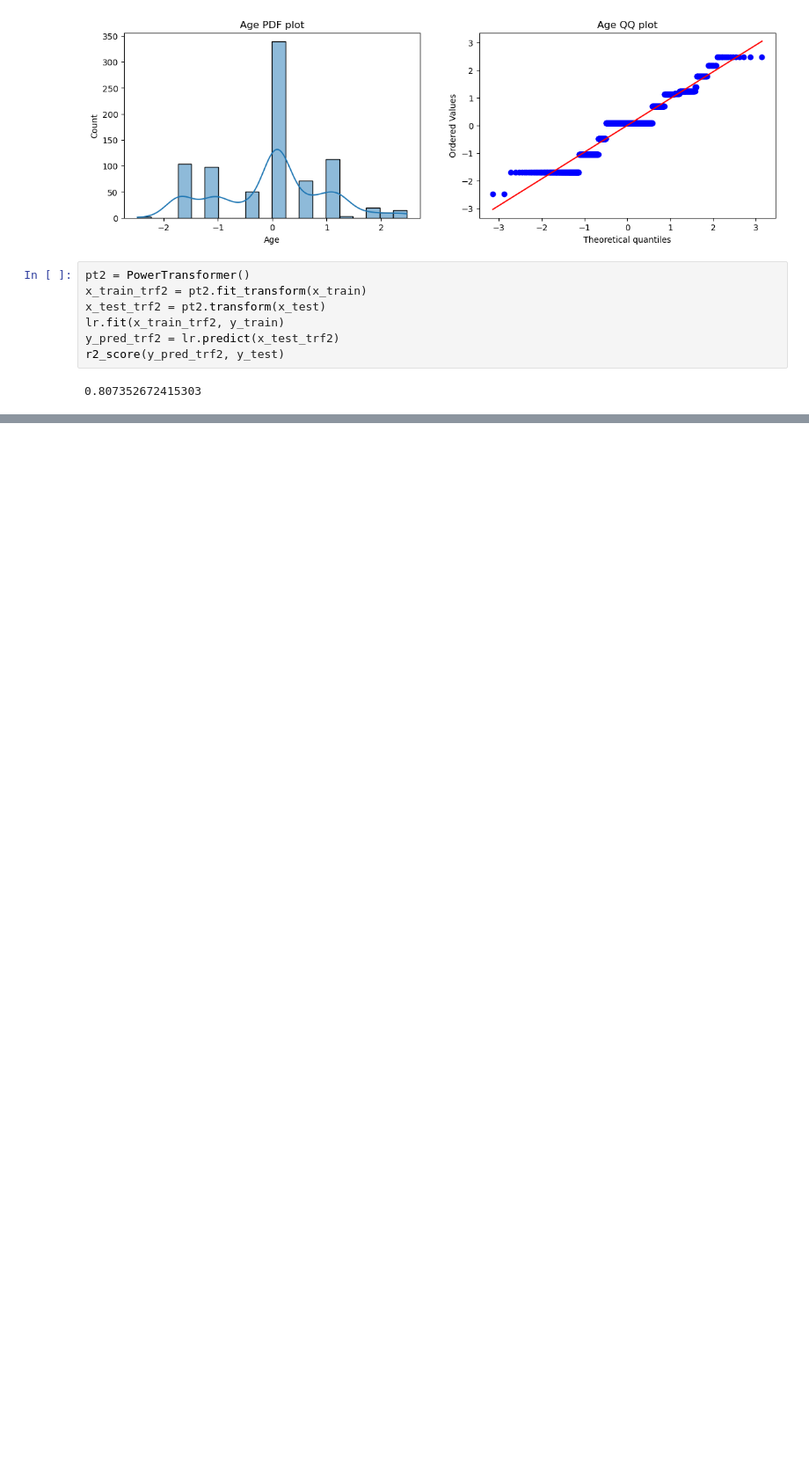
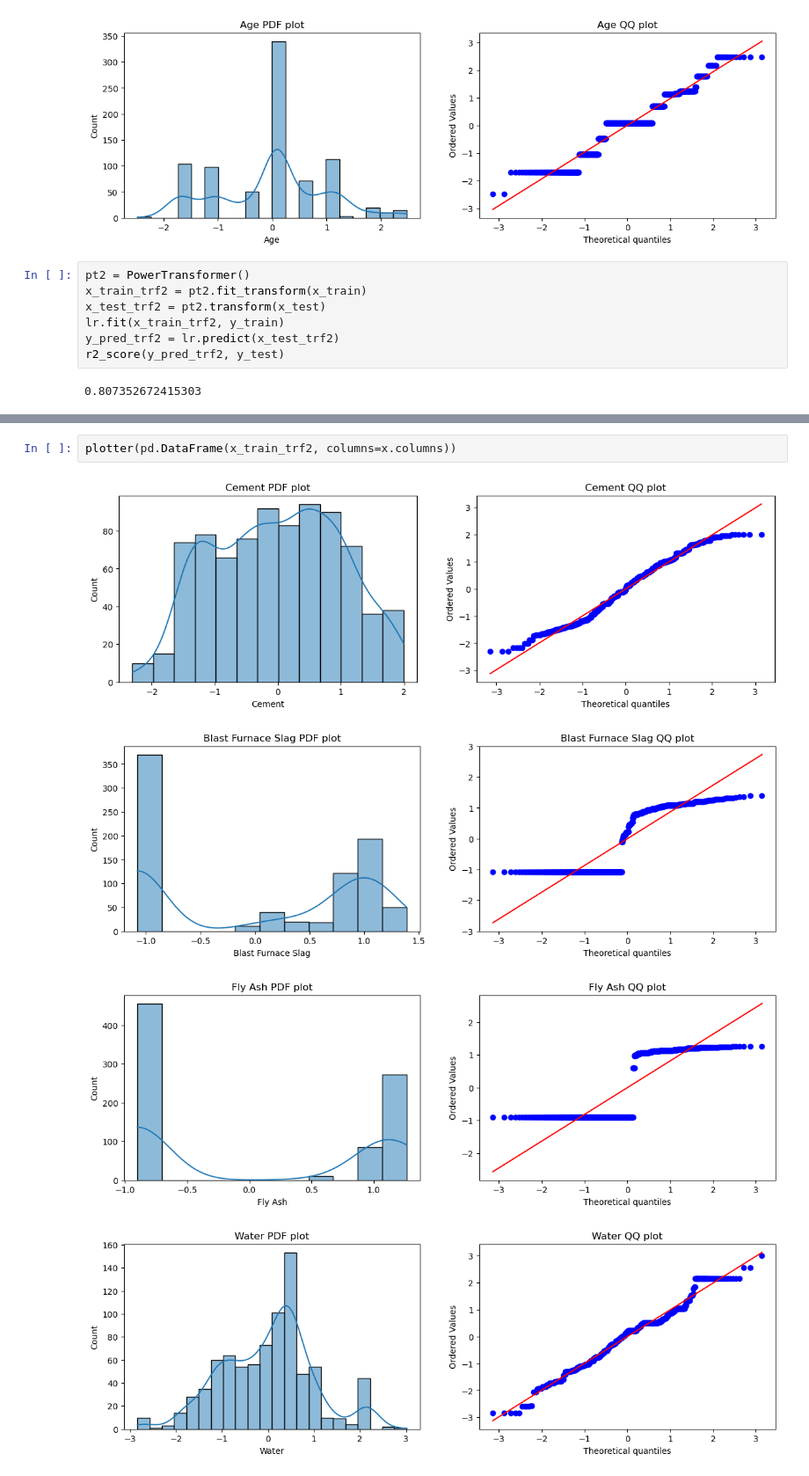
Before and after one commit to SpandanBasack/MachineLearning, a Jupyter notebook: Feature Engineering/Power Transformer.ipynb, the cells around one changed output, grey strips where cells are left out. Shown at 88% size. Cells and saved outputs as stored; diff of their text form; blank space fills up the shorter version.

```diff
--- a/Feature Engineering/Power Transformer.ipynb
+++ b/Feature Engineering/Power Transformer.ipynb
@@ -94,0 +97,7 @@ cross_val_score(lr, x_trs2, y, me)
+# %%
+plotter(pd.DataFrame(x_train_trf2, columns=x.columns))
+# %% [output]
+[figure, added]
+[figure, added]
+[figure, added]
+[figure, added]
```
Also changed, not shown: parts of 2 cells of this notebook.
